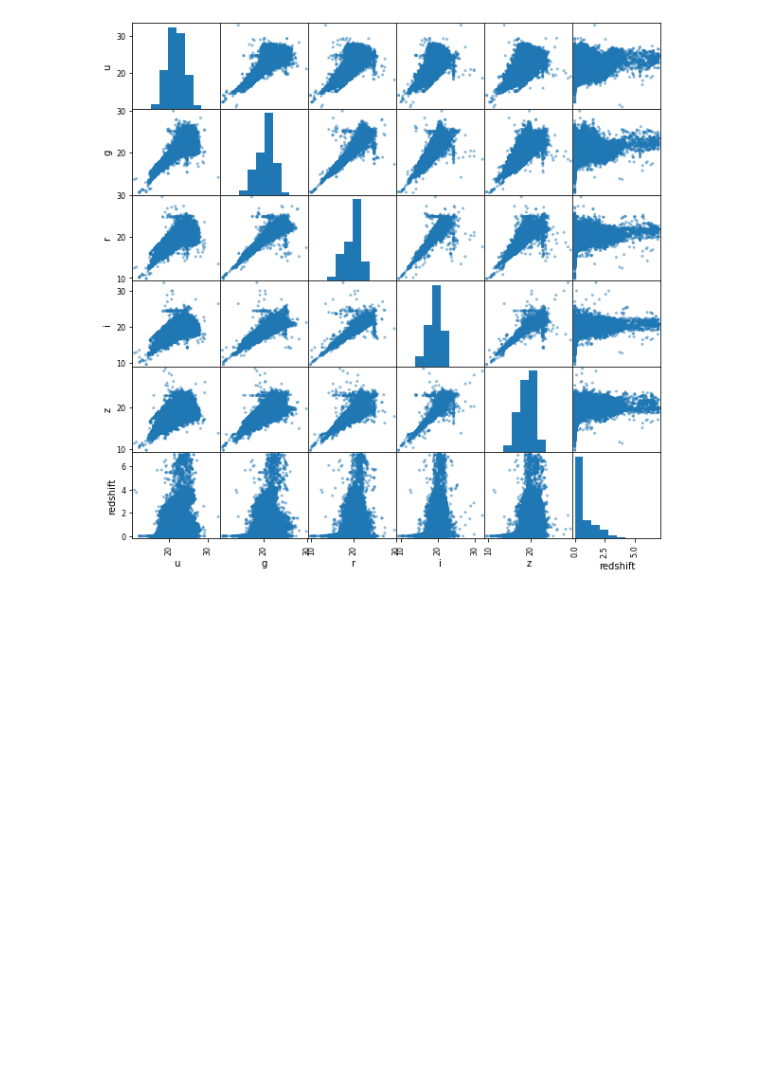
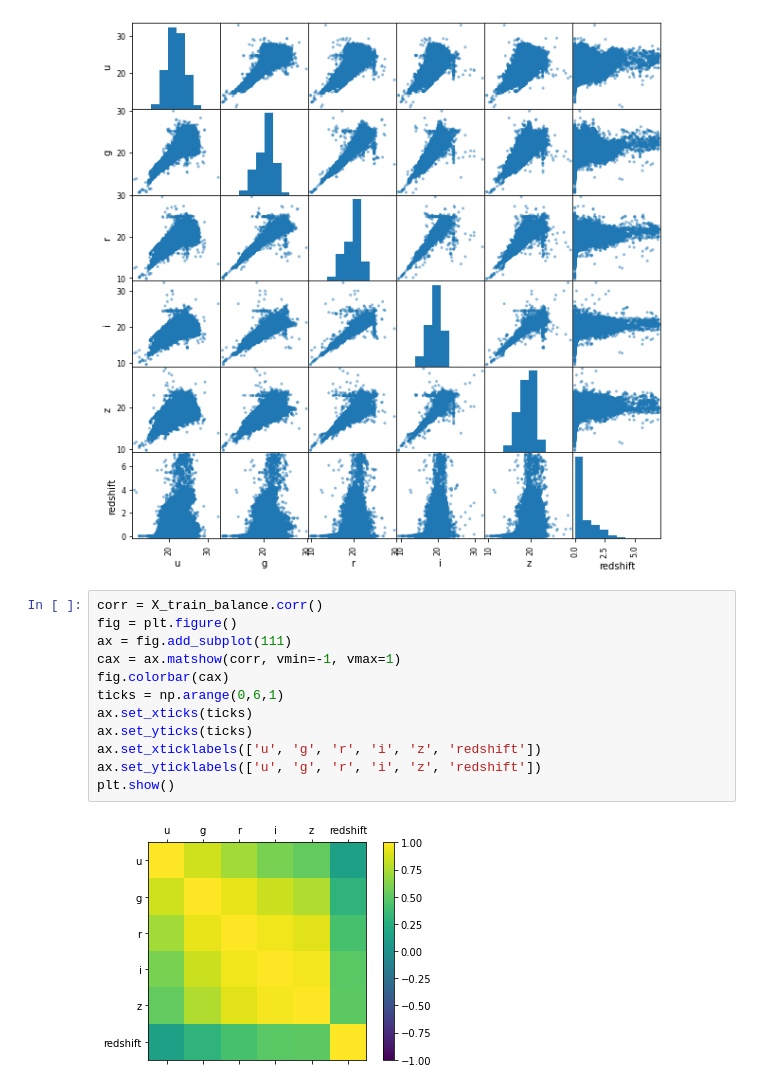
Before and after one commit to Fabio-RibeiroB/StellarClassificationMsc, a Jupyter notebook: StellarEDA.ipynb, the cells around one changed output. Drawn from its saved outputs; the diff is of its cells as text; blank space fills up the shorter version.

```diff
--- a/StellarEDA.ipynb
+++ b/StellarEDA.ipynb
@@ -421,3 +422,17 @@ scatter_matrix(X_train_balance, figsize=[10,10])
 plt.show()
 # %% [output]
 [figure]
+# %%
+corr = X_train_balance.corr()
+fig = plt.figure()
+ax = fig.add_subplot(111)
+cax = ax.matshow(corr, vmin=-1, vmax=1)
+fig.colorbar(cax)
+ticks = np.arange(0,6,1)
+ax.set_xticks(ticks)
+ax.set_yticks(ticks)
+ax.set_xticklabels(['u', 'g', 'r', 'i', 'z', 'redshift'])
+ax.set_yticklabels(['u', 'g', 'r', 'i', 'z', 'redshift'])
+plt.show()
+# %% [output]
+[figure, added]
```
Also changed, not shown: parts of 11 cells of this notebook, 6 other files.
